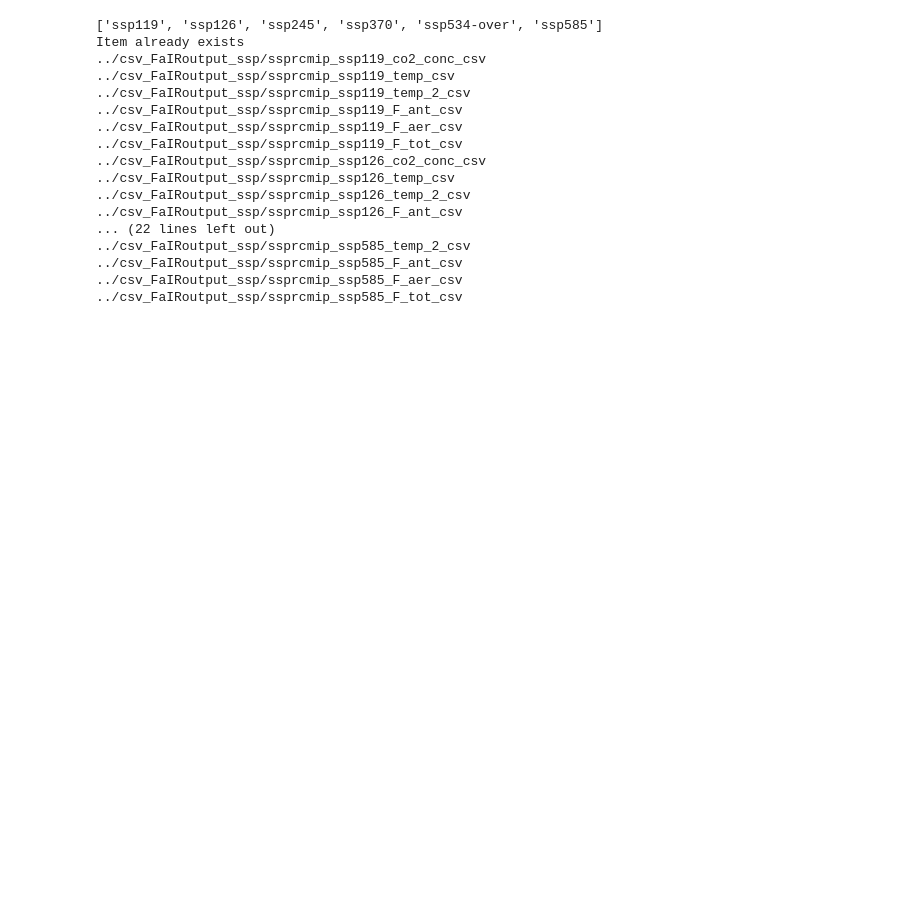
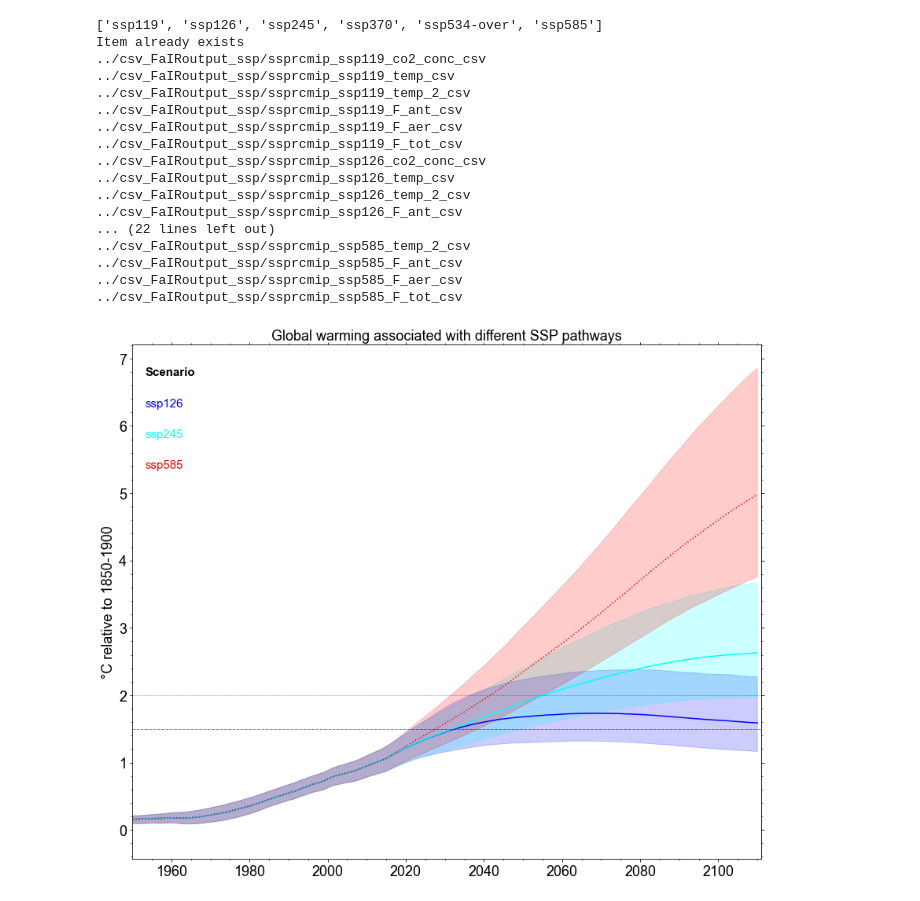
Before and after one commit to camillamathison/FaIR-Spice, a Jupyter notebook: notebooks/run-fair-ar6-ssps-forPRIME.ipynb, the cells around one changed output. Cells and saved outputs as stored; diff of their text form; code cells hidden in the pictures; blank space fills up the shorter version.

```diff
--- a/notebooks/run-fair-ar6-ssps-forPRIME.ipynb
+++ b/notebooks/run-fair-ar6-ssps-forPRIME.ipynb
@@ -618,3 +624,43 @@ Item already exists
 ../csv_FaIRoutput_ssp/ssprcmip_ssp585_F_ant_csv
 ../csv_FaIRoutput_ssp/ssprcmip_ssp585_F_aer_csv
 ../csv_FaIRoutput_ssp/ssprcmip_ssp585_F_tot_csv
+# %%
+# subset of scenarios: SSP126, SSP245, SSP585
+
+
+fig, ax = pl.subplots(figsize=(12, 10))
+
+ax.tick_params(axis='both', which='major', labelsize=18)
+ax.tick_params(axis='both', which='minor', labelsize=18)
+ax.text(0.02, 0.94, 'Scenario', fontweight='bold', fontsize=15, transform=ax.transAxes)
+for i, scenario in enumerate(['ssp126','ssp245','ssp585']):
+    ax.fill_between(np.arange(1750,2111), np.percentile(results_out[scenario]['temp'][0:361,:], 5, axis=1), np.percentile(results_out[scenario]['temp'][0:361,:], 95, axis=1), color=colors[scenario], alpha=0.2)
+    ax.plot(np.arange(1750, 2111), np.median(results_out[scenario]['temp'][0:361,:] , axis=1), color=colors[scenario], label=labels[scenario], linestyle=linestyle[scenario])
+    ax.text(0.02, 0.88-0.06*i, labels[scenario], color=colors[scenario], transform=ax.transAxes, fontsize=15)
+#ax.legend(fontsize=10);
+ax.set_ylabel('°C relative to 1850-1900', fontsize=18);
+ax.set_title('Global warming associated with different SSP pathways', fontsize=18);
+ax.set_xlim(1950, 2111)
+#ax.set_ylim(-0.5, 1.5)
+
+from matplotlib import ticker
+
+#ax1 = ax.twinx()
+#positions = np.arange(0.75, 2.76, 0.25)
+
+#ax1.yaxis.set_major_locator(ticker.FixedLocator(positions))
+
+#ax1.set_ylim(0.75,2.75)
+#ax1.spines['right'].set_color('gray')
+#ax1.tick_params(axis='y', colors='gray')
+#ax1.set_ylabel('°C relative to 1850-1900', color='gray', fontsize=18)
+
+
+#ax.axhline(0, ls=':', color='k', lw=0.5)
+ax.axhline(1.5, ls='-.', color='k', lw=0.5)
+#ax1.axhline(1.75, ls='-.', color='k', lw=0.5)
+ax.axhline(2.0, ls=':', color='k', lw=0.5)
+fig.tight_layout()
+pl.savefig('../plots/ssp_126_245_585_temps.png', dpi=500, transparent=False)
+# %% [output]
+[figure, added]
```
Also changed, not shown: parts of 6 cells of this notebook, 2 other files.
